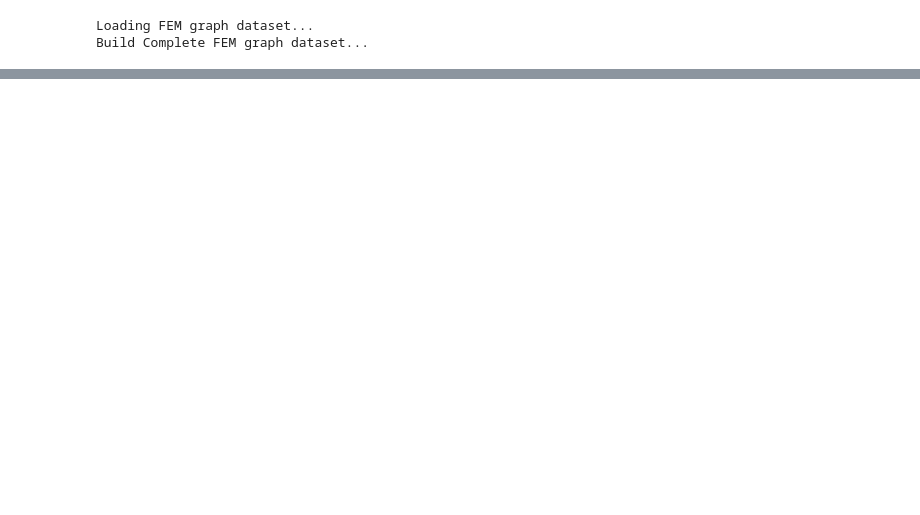
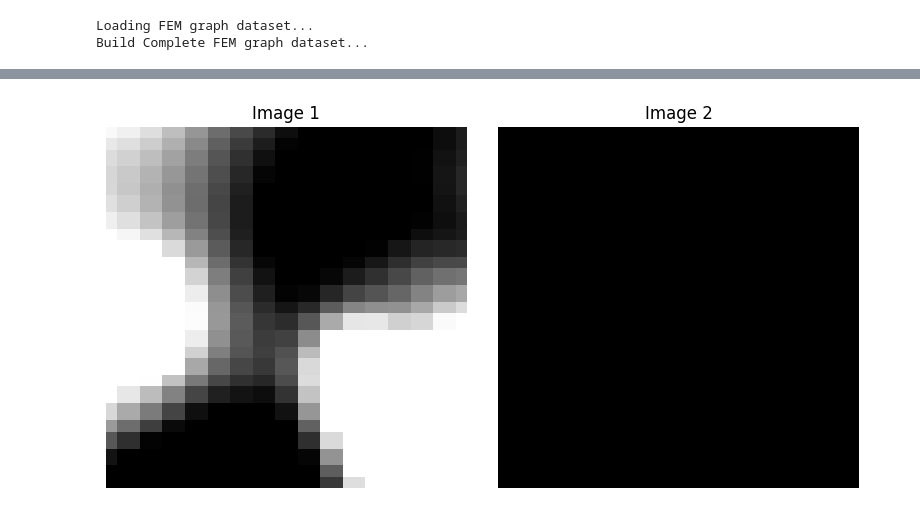
Before and after one commit to bento1/simulation_graph_app, a Jupyter notebook: aluminium_free_free/train_VAE.ipynb, the cells around one changed output, grey strips where cells are left out. Drawn from its saved outputs; the diff is of its cells as text; code cells hidden in the pictures; blank space fills up the shorter version.

```diff
--- a/aluminium_free_free/train_VAE.ipynb
+++ b/aluminium_free_free/train_VAE.ipynb
@@ -9,7 +9,7 @@ from utils import EarlyStopping
 import gc
 import numpy as np
 import matplotlib.pyplot as plt
-from prediction_diffusion_image import sample_image
+
 
 early_stopping = EarlyStopping(
     patience=50,     # FEM/GNN은 15~30 권장
@@ -21,9 +21,10 @@ def collate_flatten(batch):
     batch_size=len(batch)
     step_num_in_batch=len(batch[0]["image"])
     idxs=[]
-    for _ in range(batch_size):
+    for i in range(batch_size):
         idx = torch.randperm(len(batch[0]["image"]))
         idxs.append(idx)
+        # print(batch[i]['min_max'])
     idxs=np.array(idxs).T
 
     for i in range(step_num_in_batch):
@@ -37,25 +38,6 @@ def collate_flatten(batch):
         conds.append(batch_conds)
     return { "image": images, "cond": conds, }
 
-class DiffusionScheduler:
-    def __init__(self, T=1000, device="cpu"):
-        self.T = T
-        self.betas = torch.linspace(1e-4, 0.02, T, device=device)
-        self.alphas = 1.0 - self.betas
-        self.alpha_bar = torch.cumprod(self.alphas, dim=0)
-
-def q_sample(x0, t, sched, batch):
-    """
-    x0    : [N,Co]
-    t     : [B]      (mesh-wise)
-    batch : [N]
-    """
-    noise = torch.randn_like(x0)
-    ab = sched.alpha_bar[t][batch]
-    ab=ab.view(-1, 1, 1, 1)
-    x_t = torch.sqrt(ab) * x0 + torch.sqrt(1 - ab) * noise
-    return x_t, noise
-
 def draw(data1,data2,model_param):
     stride=1
     clip_q=(0.25,0.75)
@@ -64,13 +46,14 @@ def draw(data1,data2,model_param):
     Uf1_clip = np.clip(data1.cpu().detach().numpy(), ql, qh)
     ql, qh = np.quantile(data2.cpu().detach().numpy(), clip_q)
     Uf2_clip = np.clip(data2.cpu().detach().numpy(), ql, qh)
+    print('vmin',Uf1_clip.min(),'vmax',Uf1_clip.max())
     plt.figure(figsize=(8, 4))
     plt.subplot(1, 2, 1)
-    plt.imshow(Uf1_clip, cmap="gray")
+    plt.imshow(Uf1_clip, cmap="gray",vmin=Uf1_clip.min(),vmax=Uf1_clip.max())
     plt.title("Image 1")
     plt.axis("off")
     plt.subplot(1, 2, 2)
-    plt.imshow(Uf2_clip, cmap="gray")
+    plt.imshow(Uf2_clip, cmap="gray",vmin=Uf1_clip.min(),vmax=Uf1_clip.max())
     plt.title("Image 2")
     plt.axis("off")
     plt.tight_layout()
@@ -78,6 +61,7 @@ def draw(data1,data2,model_param):
 
 def kl_divergence_gaussian(mu, logvar):
     # KL( N(mu, var) || N(0, I) )
+    logvar = torch.clamp(logvar, min=-10, max=10)
     return 0.5 * torch.mean(torch.sum(torch.exp(logvar) + mu**2 - 1.0 - logvar, dim=1))
 
 def cvae_loss(x, x_hat, mu, logvar, beta=1e-3):
@@ -86,10 +70,16 @@ def cvae_loss(x, x_hat, mu, logvar, beta=1e-3):
     KL: standard normal prior
     beta: KL weight (warmup 권장)
     """
-    recon = F.mse_loss(x_hat, x)
+    x_hat_mean=x_hat.mean()
+    x_mean=x.mean()
+    mean_recon=torch.sqrt((x_hat_mean-x_mean)**2)
+
+    detail_recon = F.mse_loss(x_hat-x_hat_mean, x-x_mean)
     kl = kl_divergence_gaussian(mu, logvar)
 
-    return recon + beta * kl, {"recon": recon.detach(), "kl": kl.detach()}
+    scale=mean_recon.item()/detail_recon.item()*2
+
+    return mean_recon+ scale* detail_recon + beta * kl, {"mean_recon": mean_recon.detach(), "detail_recon": detail_recon.detach(),  "kl": kl.detach()}
 def train_one_epoch(model, loader, device, opt, model_param,epoch):
     model.train()
     total = 0.0
@@ -102,18 +92,18 @@ def train_one_epoch(model, loader, device, opt, model_param,epoch):
         imags=batch['image']
         conds=batch['cond']
         for b in range(len(imags)):
-            batch = {'image':torch.stack(imags[b]).to(device),'cond':torch.Tensor(np.array(conds[b])).to(device)}
-            x_hat, mu, logvar, _ = model(batch['image'], None)
-            loss, parts = cvae_loss(batch['image'], x_hat, mu, logvar, beta=beta)
+            s_batch = {'image':torch.stack(imags[b]).to(device),'cond':torch.Tensor(np.array(conds[b])).to(device)}
+            x_hat, mu, logvar, _ = model(s_batch['image'])
+            loss, parts = cvae_loss(s_batch['image'], x_hat, mu, logvar, beta=beta)
             opt.zero_grad()
             loss.backward()
             opt.step()
             total += float(loss.item())
             count+=1
-            if count % 1000 == 0:
-                print('epoch: ',epoch,'batch: ',i,'step: ',count,'loss: ',float(loss.item()),'kl loss: ', parts['kl'])
-                origin_image=torch.stack(imags[b]).to(device)[0,:][(model_param['in_channels']-1)//2]
-                pred_image=x_hat[0,:][(model_param['in_channels']-1)//2]
+            if count % 100 == 0:
+                print('[TRAIN] epoch: ',epoch,'batch: ',i,'step: ',count,'loss: ',float(loss.item()),'detail_loss : ',parts['detail_recon'] ,'kl loss: ', parts['kl'])
+                origin_image=torch.stack(imags[b])[0,:][(model_param['in_channels']-1)//2]
+                pred_image=x_hat[0,:][(model_param['in_channels']-1)//2].cpu()
                 draw(origin_image,pred_image,model_param)
         del batch
         gc.collect()
@@ -131,15 +121,15 @@ def eval_one_epoch(model, loader, device,  model_param,epoch):
         imags=batch['image']
         conds=batch['cond']
         for b in range(len(imags)):
-            batch = {'image':torch.stack(imags[b]).to(device),'cond':torch.Tensor(np.array(conds[b])).to(device)}
-            x_hat, mu, logvar, _ = model(batch['image'], None)
-            loss, parts = cvae_loss(batch['image'], x_hat, mu, logvar, beta=beta)
+            s_batch = {'image':torch.stack(imags[b]).to(device),'cond':torch.Tensor(np.array(conds[b])).to(device)}
+            x_hat, mu, logvar, _ = model(s_batch['image'])
+            loss, parts = cvae_loss(s_batch['image'], x_hat, mu, logvar, beta=beta)
             total += float(loss.item())
             count+=1
             if count % 100 == 0:
-                print('epoch: ',epoch,'batch: ',i,'step: ',count,'loss: ',float(loss.item()),'kl loss: ', parts['kl'])
-                origin_image=torch.stack(imags[b]).to(device)[0,:][(model_param['in_channels']-1)//2]
-                pred_image=x_hat[0,:][(model_param['in_channels']-1)//2]
+                print('[VALID] epoch: ',epoch,'batch: ',i,'step: ',count,'loss: ',float(loss.item()),'detail_loss : ',parts['detail_recon'] ,'kl loss: ', parts['kl'])
+                origin_image=torch.stack(imags[b])[0,:][(model_param['in_channels']-1)//2]
+                pred_image=x_hat[0,:][(model_param['in_channels']-1)//2].cpu()
                 draw(origin_image,pred_image,model_param)
         del batch
         gc.collect()
@@ -154,15 +144,16 @@ def main():
     else :
         device='cpu'
 
-    model_param={ 'in_channels':5,
-                'out_channels':5,
+    model_param={ 'in_channels':3,
+                'out_channels':3,
                 'GRID':64,
                 'loss_scale':1.0,
-                'learning_rate':1e-4,
+                'learning_rate':1e-3,
                 'num_epochs':1000,
                 'base':256,
-                'latent_dim':512,
-                'batch_size':16, }
+                'latent_dim':1024,
+                'batch_size':16,
+                'depth':4 }
 
     train_ds = MeshDataset(root_dir=root,type='train',GRID=model_param['GRID'],in_channels=model_param['in_channels'])
     val_ds= MeshDataset(root_dir=root,type='valid',GRID=model_param['GRID'],in_channels=model_param['in_channels'])
@@ -174,9 +165,9 @@ def main():
     model_param['dataset_scale_info']=train_ds.scale_info
 
     model = CVAE( in_channels=model_param['in_channels'],
-                cond_dim=model_param['cond_dim'],
                 latent_dim=model_param['latent_dim'],
-                base=model_param['base'] ).to(device)
+                base=model_param['base'],
+                depth=model_param['depth'] ).to(device)
 
 
     optimizer = torch.optim.Adam(model.parameters(), lr=model_param['learning_rate'], weight_decay=1e-6)
@@ -217,0 +211 @@ Build Complete FEM graph dataset...
+[figure, added]
```
Also changed, not shown: parts of 1 cell of this notebook, 18 other files.
